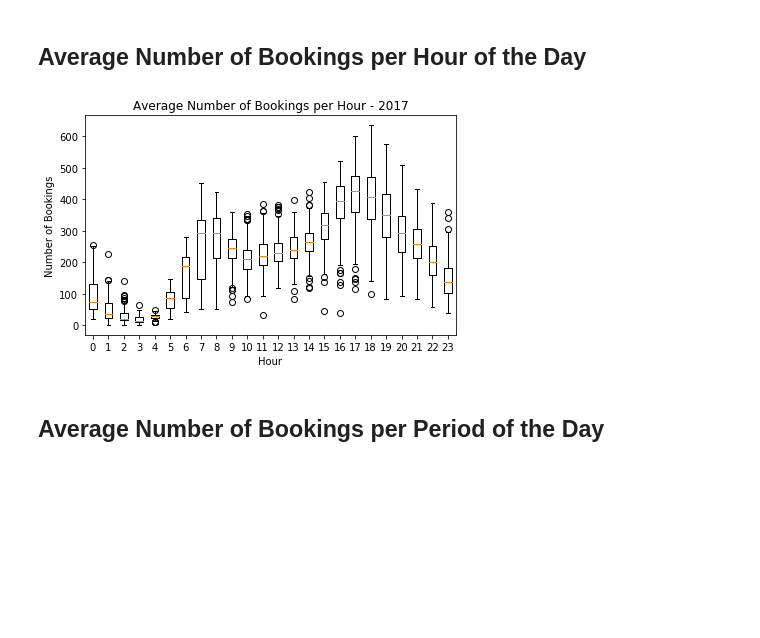
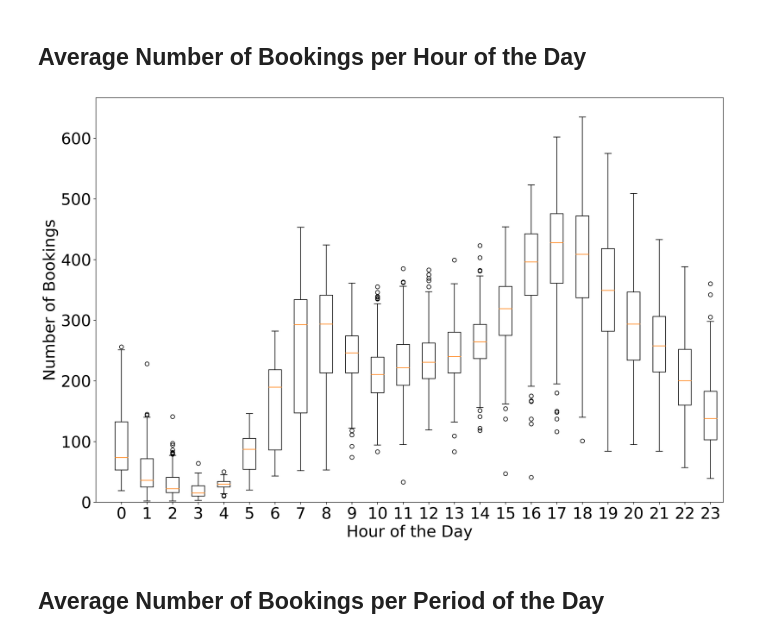
Before and after one commit to dougct/carsharing-prediction, a Jupyter notebook: src/temporal-analyses/Characterization.ipynb, the cells around one changed output. Saved outputs shown, nothing was run; the diff lists cells and outputs as text; code cells hidden in the pictures; blank space fills up the shorter version.

```diff
--- a/src/temporal-analyses/Characterization.ipynb
+++ b/src/temporal-analyses/Characterization.ipynb
@@ -25,6 +25,8 @@ def load_data(dataset_name):
     return df.sort_values('date')
 # %%
 df = load_data("data/Vancouver2017Full.csv")
+# %%
+df['datetime'] = df['date'] + pd.to_timedelta(df['hourofday'], unit='h')
 # %%
 df.head()
 # %% [output]
@@ -67,19 +91,24 @@ Name: date, dtype: int64
 # %%
 import numpy as np
+import matplotlib
 import matplotlib.pyplot as plt
 import matplotlib.dates as mdates
 import matplotlib.cbook as cbook
+
+matplotlib.rcParams.update(font_params)
 
 fig, ax = plt.subplots()
 ax.bar(df_bookings_whole_period.index, df_bookings_whole_period.values)
 
 ax.set_xlabel('Date')
 ax.set_ylabel('Number of Bookings')
-ax.set_title('Volume of Bookings in 2017')
+ax.tick_params(axis='both', which='major')
+ax.tick_params(axis='both', which='minor')
 
 # Save chart.
-plt.savefig('charts/BookingsWholePeriod.pdf', dpi = 200)
+plt.savefig('charts/BookingsWholePeriod.pdf')
 
+plt.tight_layout()
 plt.show()
 # %% [output]
 To register the converters:
@@ -141,9 +250,10 @@ for name, group in df.groupby(pd.Grouper(key='date',freq='W')):
         for n, g in group.groupby('weekday'):
             weekly_data[n].append(len(g))
 # %%
-import matplotlib
 import numpy as np
 import matplotlib.pyplot as plt
+
+matplotlib.rcParams.update(font_params)
 
 weekdays = ['Mon', 'Tue', 'Wed', 'Thu', 'Fri', 'Sat', 'Sun']
 pos = [i + 1 for i, _ in enumerate(weekdays)]
@@ -153,14 +263,15 @@ fig, ax = plt.subplots()
 ax.boxplot(weekly_data, notch=0, vert=1, whis=1.5)
 ax.set_xlabel('Weekday')
 ax.set_ylabel('Number of Bookings')
-ax.set_title('Average Number of Bookings per Weekday - 2017')
+ax.set_xlim(left = 0)
+ax.set_ylim(bottom = 0)
+ax.tick_params(axis='both', which='major')
+ax.tick_params(axis='both', which='minor')
 plt.xticks(pos, weekdays)
 
-# Tweak spacing to prevent clipping of ylabel
-fig.tight_layout()
+# Save chart.
+plt.savefig('charts/AverageBookingsWeekday.pdf')
 
-# Save chart.
-plt.savefig('charts/AverageBookingsWeekday.pdf', dpi = 200)
-
+plt.tight_layout()
 plt.show()
 # %% [output]
@@ -174,27 +285,29 @@ for name, group in df.groupby(pd.Grouper(key='date',freq='D')):
         for n, g in group.groupby('hourofday'):
             hourly_data[n].append(len(g))
 # %%
-import matplotlib
 import numpy as np
 import matplotlib.pyplot as plt
+
+matplotlib.rcParams.update(font_params)
 
 # the histogram of the data
 fig, ax = plt.subplots()
 ax.boxplot(hourly_data, notch=0, vert=1, whis=1.5)
-ax.set_xlabel('Hour')
+ax.set_xlabel('Hour of the Day')
 ax.set_ylabel('Number of Bookings')
-ax.set_title('Average Number of Bookings per Hour - 2017')
+ax.set_xlim(left = 0)
+ax.set_ylim(bottom = 0)
+ax.tick_params(axis='both', which='major')
+ax.tick_params(axis='both', which='minor')
 plt.xticks([i + 1 for i in list(range(24))], list(range(24)))
 
-# Tweak spacing to prevent clipping of ylabel
-fig.tight_layout()
+# Save chart.
+plt.savefig('charts/AverageBookingsHour.pdf')
 
-# Save chart.
-plt.savefig('charts/AverageBookingsHour.pdf', dpi = 200)
-
+plt.tight_layout()
 plt.show()
 # %% [output]
-[figure, old version]
+[figure, new version]
 # %% [markdown]
 ## Average Number of Bookings per Period of the Day
 # %%
```
Also changed, not shown: parts of 16 cells of this notebook, 35 other files.
